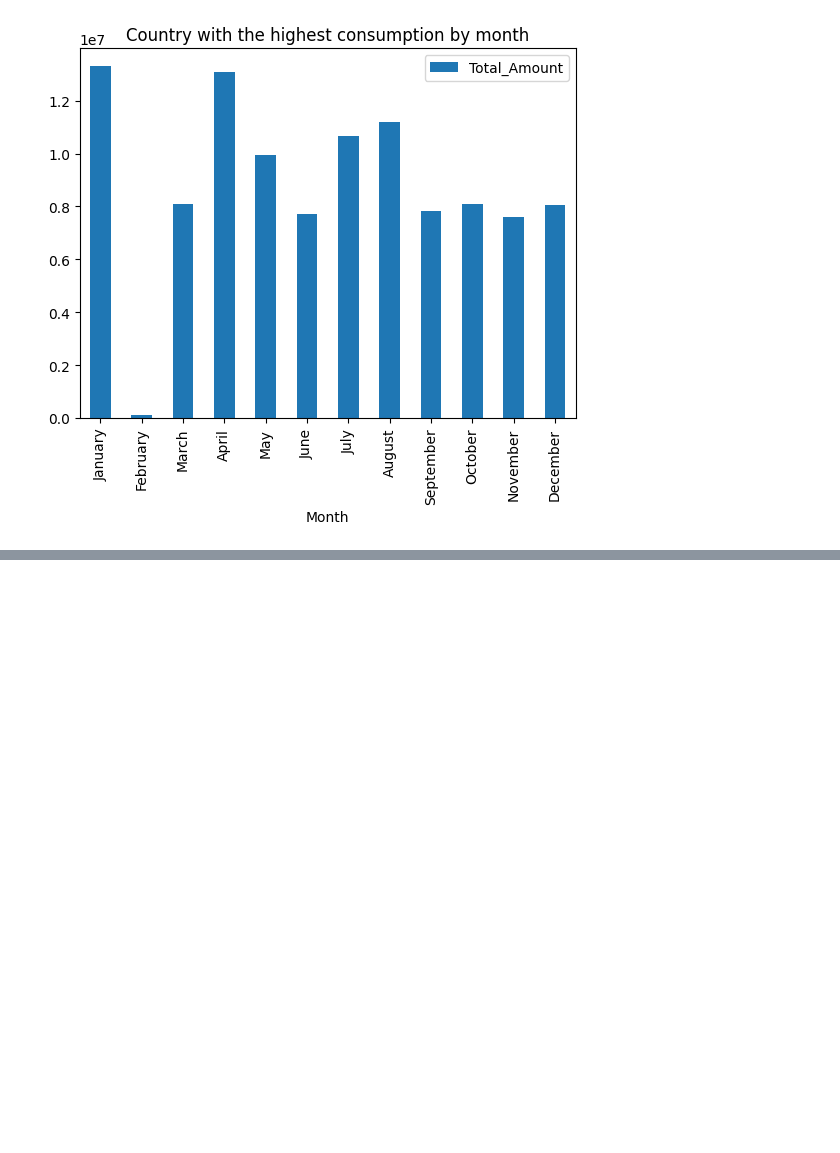
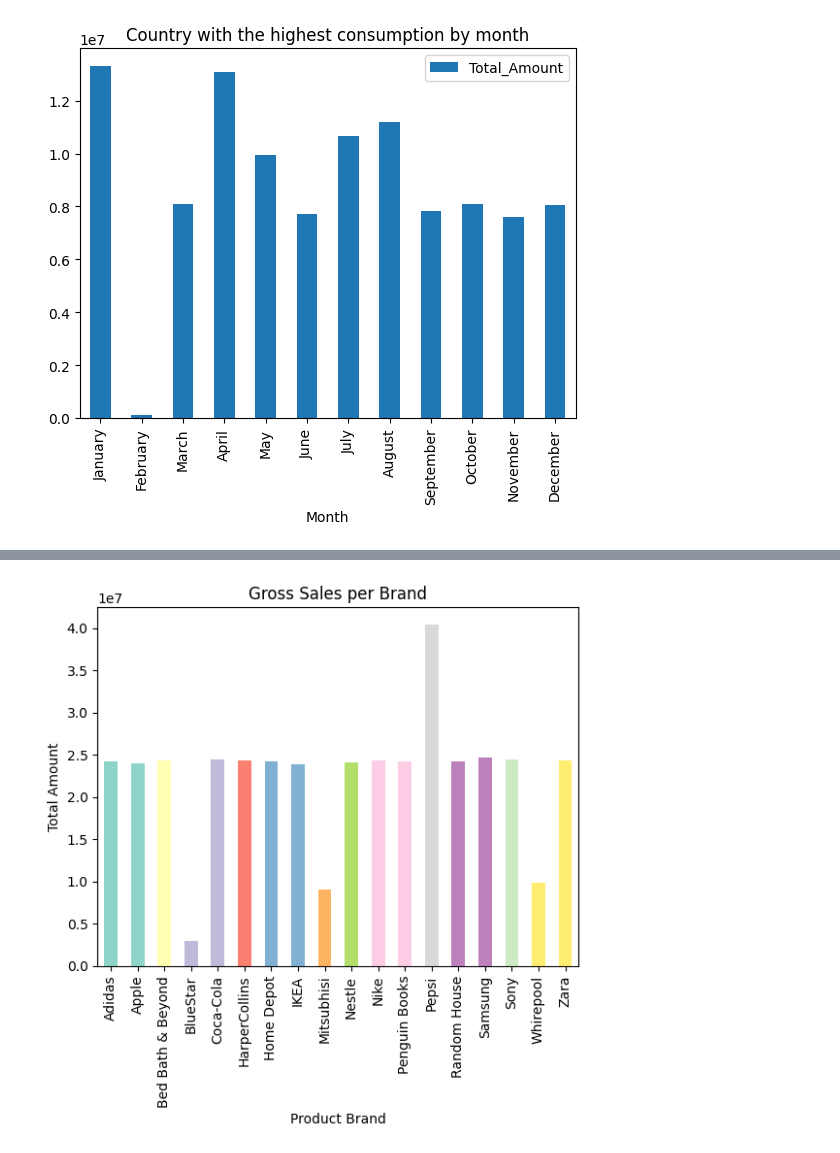
Before and after one commit to JohnnyLiang-OTU/retail_analysis, a Jupyter notebook: main.ipynb, the cells around one changed output, grey strips where cells are left out. Drawn from its saved outputs; the diff is of its cells as text; code cells hidden in the pictures; blank space fills up the shorter version.

```diff
--- a/main.ipynb
+++ b/main.ipynb
@@ -246,0 +255,8 @@ plt.show()
+# %%
+brand_gross_sales = df.groupby('Product_Brand')['Total_Amount'].sum()
+brand_gross_sales.plot(kind='bar', title='Gross Sales per Brand', color=plt.cm.Set3(np.linspace(0, 1, len(brand_gross_sales))))
+plt.xlabel('Product Brand')
+plt.ylabel('Total Amount')
+plt.show()
+# %% [output]
+[figure, added]
```
Also changed, not shown: parts of 23 cells of this notebook, 1 other file.
